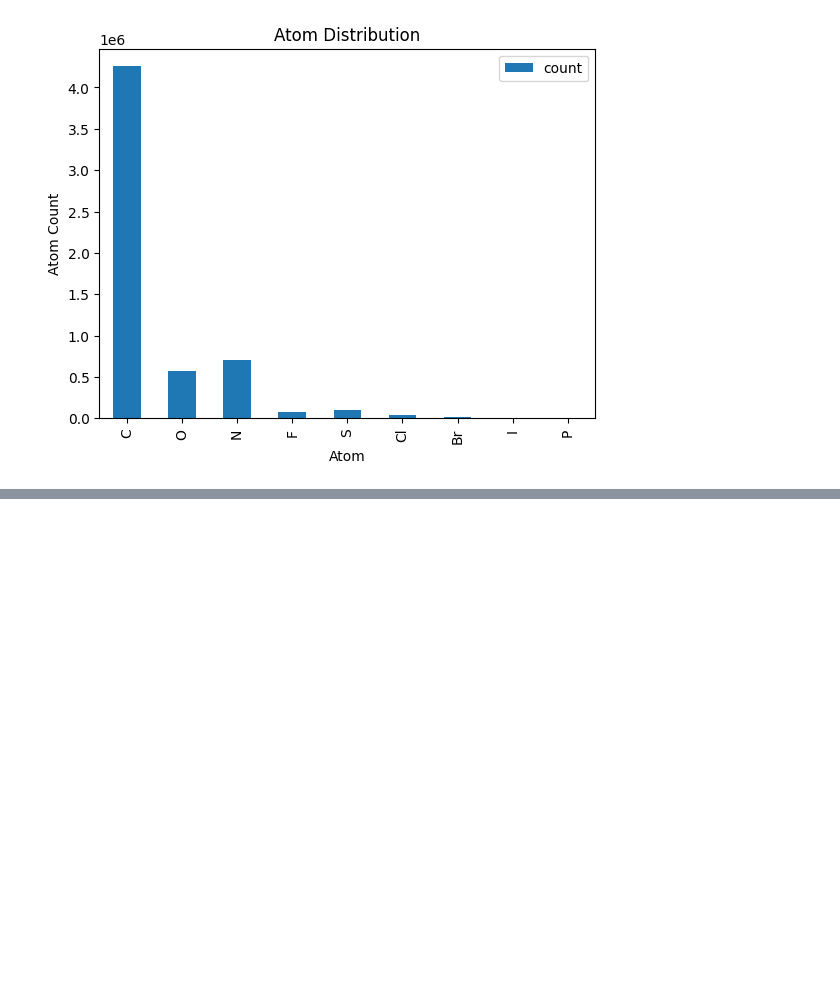
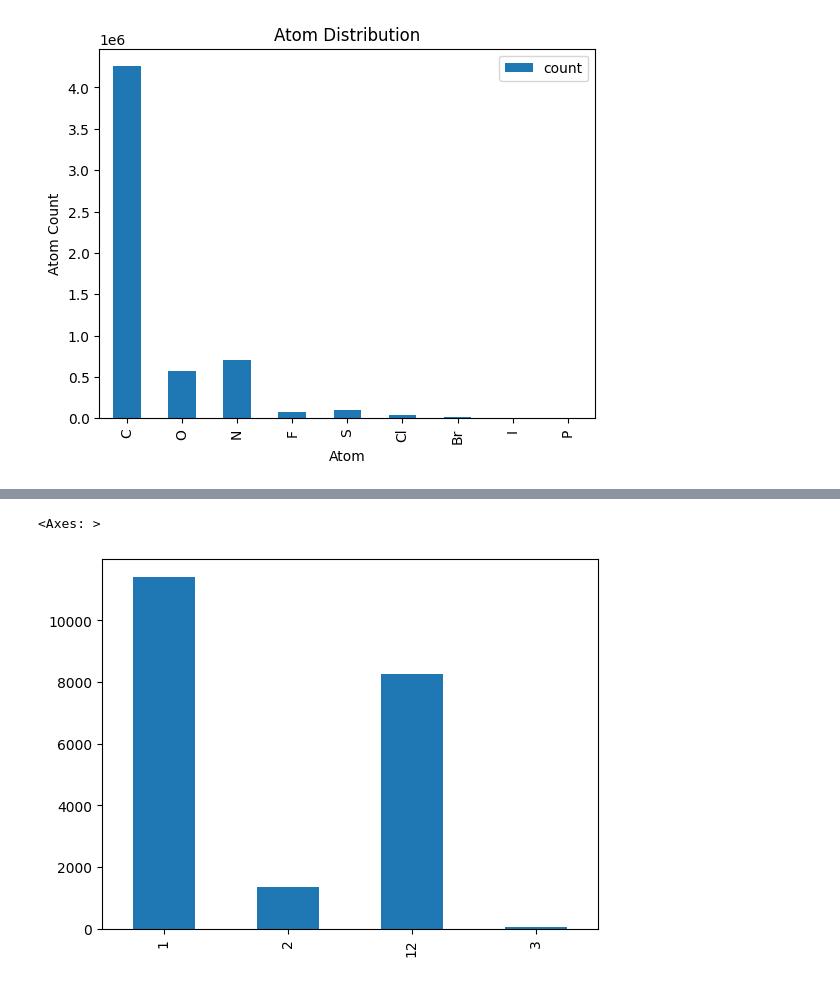
Before and after one commit to Moleculo-Tutti/MolGen, a Jupyter notebook: FinalPipeline/Compute_metrics.ipynb, the cells around one changed output, grey strips where cells are left out. Drawn from its saved outputs; the diff is of its cells as text; code cells hidden in the pictures; blank space fills up the shorter version.

```diff
--- a/FinalPipeline/Compute_metrics.ipynb
+++ b/FinalPipeline/Compute_metrics.ipynb
@@ -74,0 +110,15 @@ plot_molecule_sizes(valid_molecules)
+# %%
+from collections import Counter
+
+def count_bonding_types(smiles):
+    mol = Chem.MolFromSmiles(smiles)
+    return Counter([bond.GetBondType() for bond in mol.GetBonds()])
+# %%
+df_valid['BondingTypes'] = df_valid['SMILES'].apply(count_bonding_types)
+
+#Plot
+
+df_valid['BondingTypes'].apply(pd.Series).fillna(0).astype(int).sum().plot.bar()
+# %% [output]
+<Axes: >
+[figure, added]
```
Also changed, not shown: parts of 10 cells of this notebook, 5 other files.
